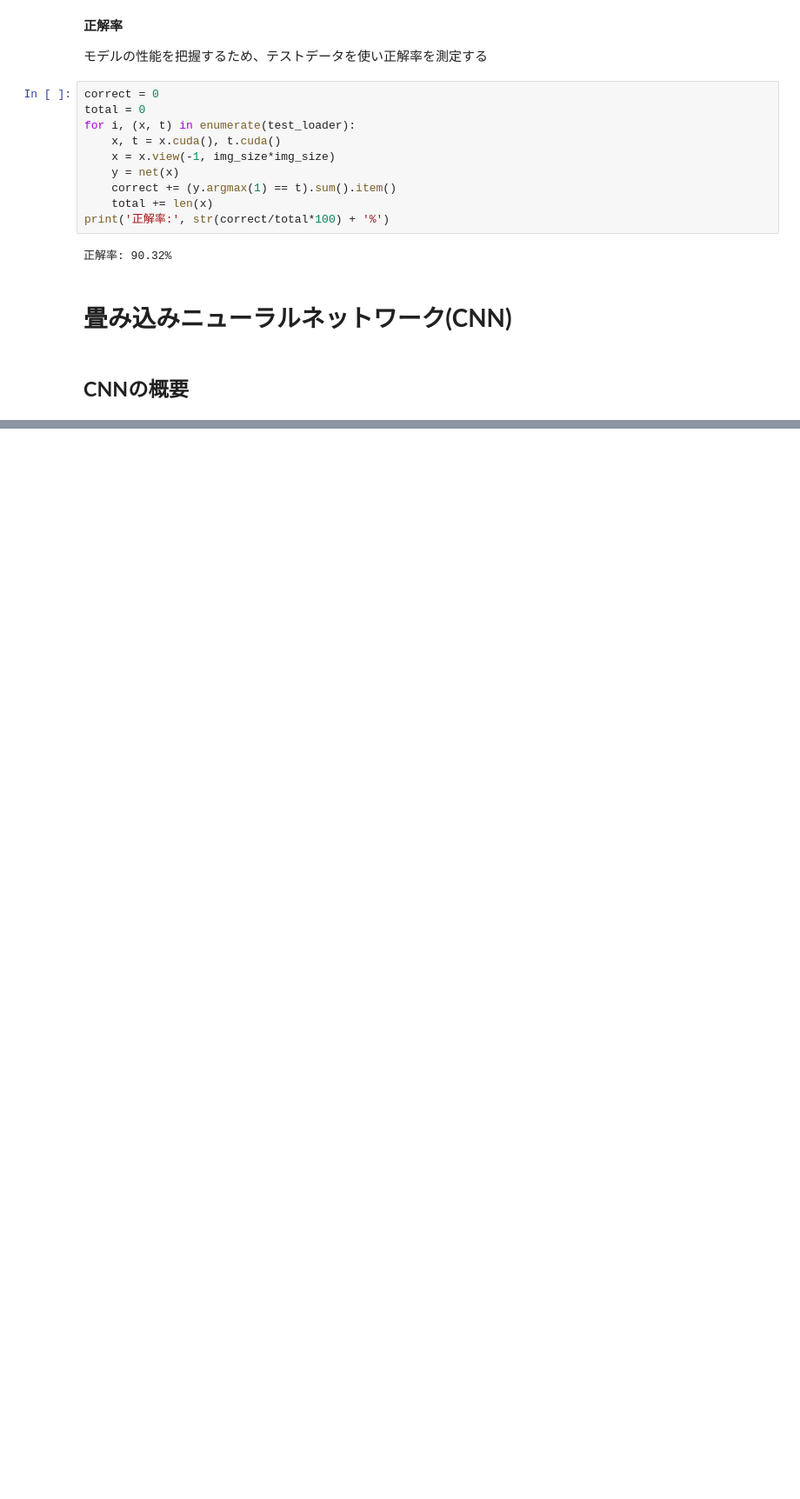
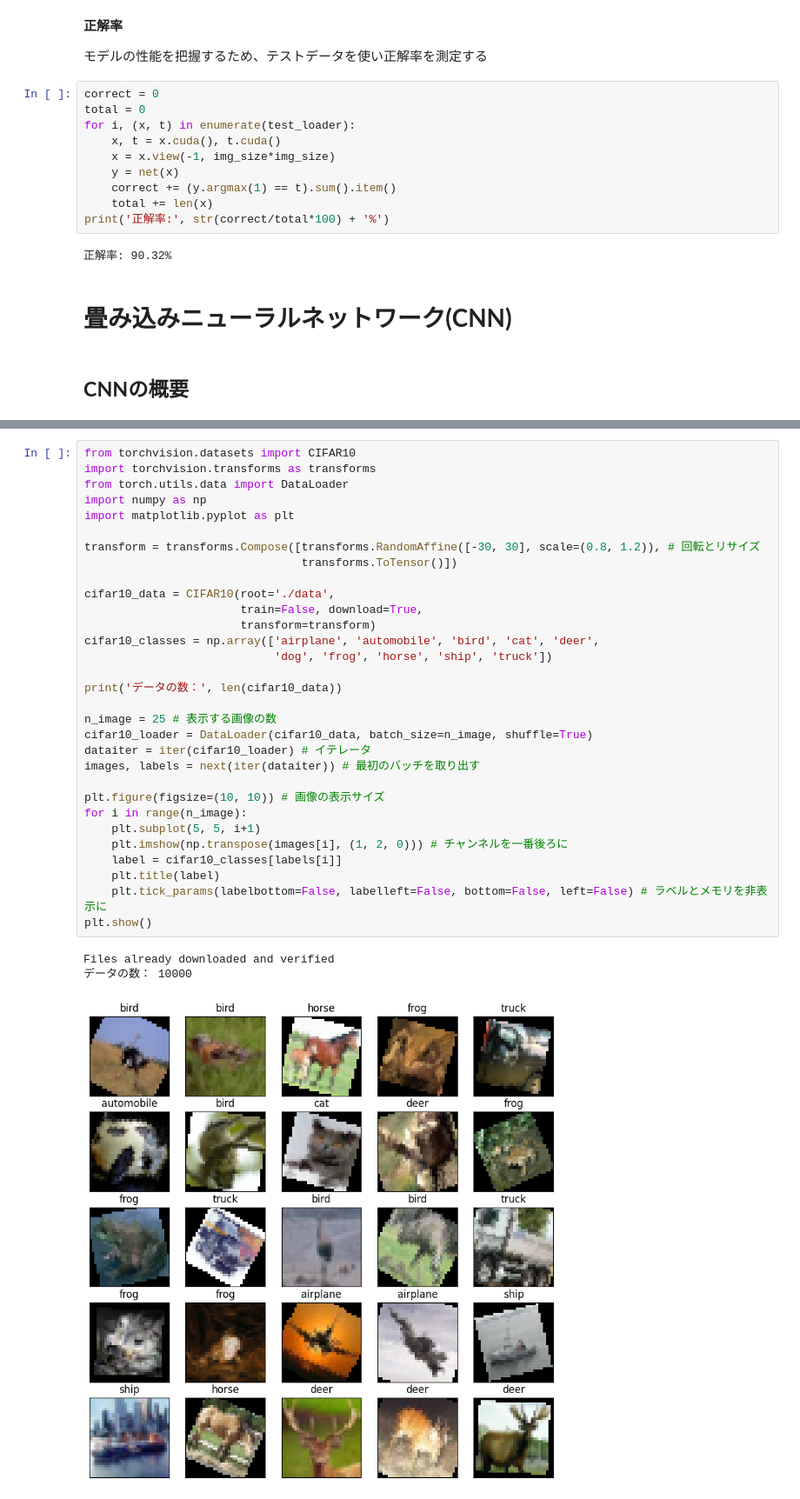
Before and after one commit to sakamototaisei/python_colab, a Jupyter notebook: PyTorchで実装するディープラーニング.ipynb, the cells around one changed output, grey strips where cells are left out. Shown at 87% size. Saved outputs shown, nothing was run; the diff lists cells and outputs as text; blank space fills up the shorter version.

```diff
--- a/PyTorchで実装するディープラーニング.ipynb
+++ b/PyTorchで実装するディープラーニング.ipynb
@@ -829,0 +928,35 @@ print('正解率:', str(correct/total*100) + '%')
+# %%
+from torchvision.datasets import CIFAR10
+import torchvision.transforms as transforms
+from torch.utils.data import DataLoader
+import numpy as np
+import matplotlib.pyplot as plt
+
+transform = transforms.Compose([transforms.RandomAffine([-30, 30], scale=(0.8, 1.2)), # 回転とリサイズ
+                                transforms.ToTensor()])
+
+cifar10_data = CIFAR10(root='./data',
+                       train=False, download=True,
+                       transform=transform)
+cifar10_classes = np.array(['airplane', 'automobile', 'bird', 'cat', 'deer',
+                            'dog', 'frog', 'horse', 'ship', 'truck'])
+
+print('データの数：', len(cifar10_data))
+
+n_image = 25 # 表示する画像の数
+cifar10_loader = DataLoader(cifar10_data, batch_size=n_image, shuffle=True)
+dataiter = iter(cifar10_loader) # イテレータ
+images, labels = next(iter(dataiter)) # 最初のバッチを取り出す
+
+plt.figure(figsize=(10, 10)) # 画像の表示サイズ
+for i in range(n_image):
+    plt.subplot(5, 5, i+1)
+    plt.imshow(np.transpose(images[i], (1, 2, 0))) # チャンネルを一番後ろに
+    label = cifar10_classes[labels[i]]
+    plt.title(label)
+    plt.tick_params(labelbottom=False, labelleft=False, bottom=False, left=False) # ラベルとメモリを非表示に
+plt.show()
+# %% [output]
+Files already downloaded and verified
+データの数： 10000
+[figure, added]
```
Also changed, not shown: parts of 25 cells of this notebook.
